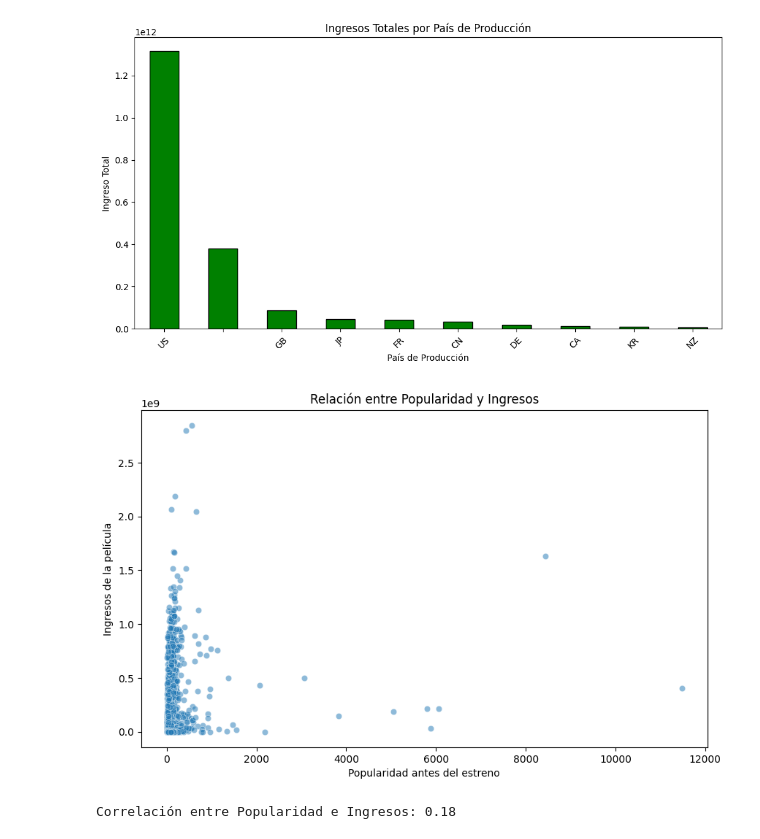
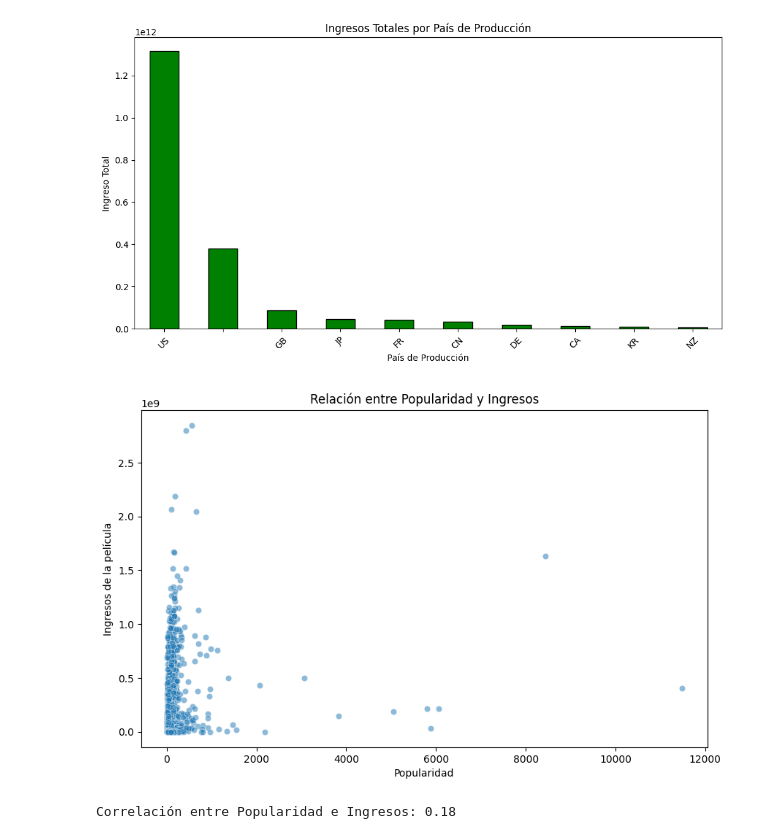
Before and after one commit to DiegoGarV/Proyecto1-mineria, a Jupyter notebook: HDT1-1.ipynb, the cells around one changed output. Saved outputs shown, nothing was run; the diff lists cells and outputs as text; code cells hidden in the pictures.

```diff
--- a/HDT1-1.ipynb
+++ b/HDT1-1.ipynb
@@ -383,17 +383,17 @@ plt.show()
 # %%
 # Popularidad e ingresos
 
 filtered_dataset = dataset[(dataset["revenue"] > 0) & (dataset["popularity"] > 0)]
 
 plt.figure(figsize=(10, 6))
 sns.scatterplot(data=filtered_dataset, x="popularity", y="revenue", alpha=0.5)
-plt.xlabel("Popularidad antes del estreno")
+plt.xlabel("Popularidad")
 plt.ylabel("Ingresos de la película")
 plt.title("Relación entre Popularidad y Ingresos")
 plt.show()
 
 correlation = filtered_dataset["popularity"].corr(filtered_dataset["revenue"])
 print(f"Correlación entre Popularidad e Ingresos: {correlation:.2f}")
 # %% [output]
-[figure, old version]
+[figure, new version]
 Correlación entre Popularidad e Ingresos: 0.18
```
